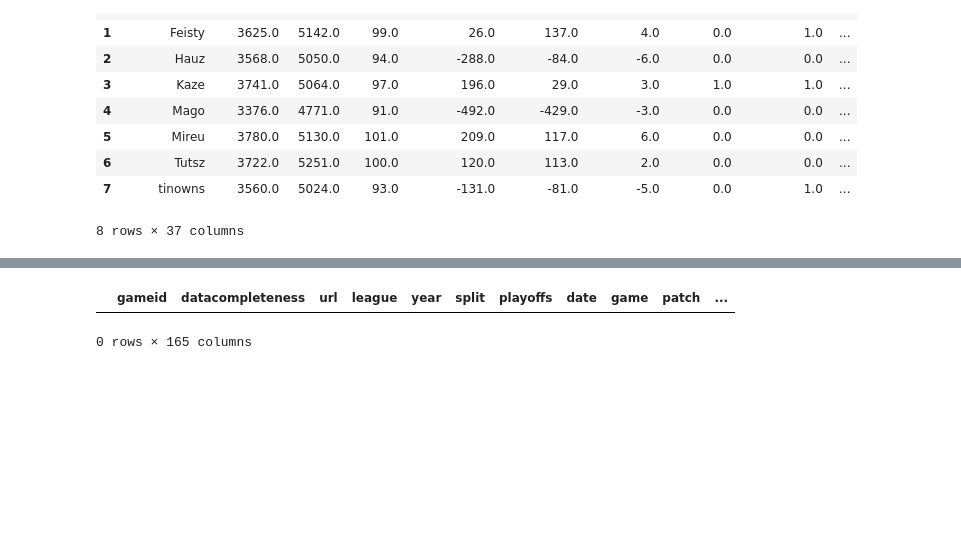
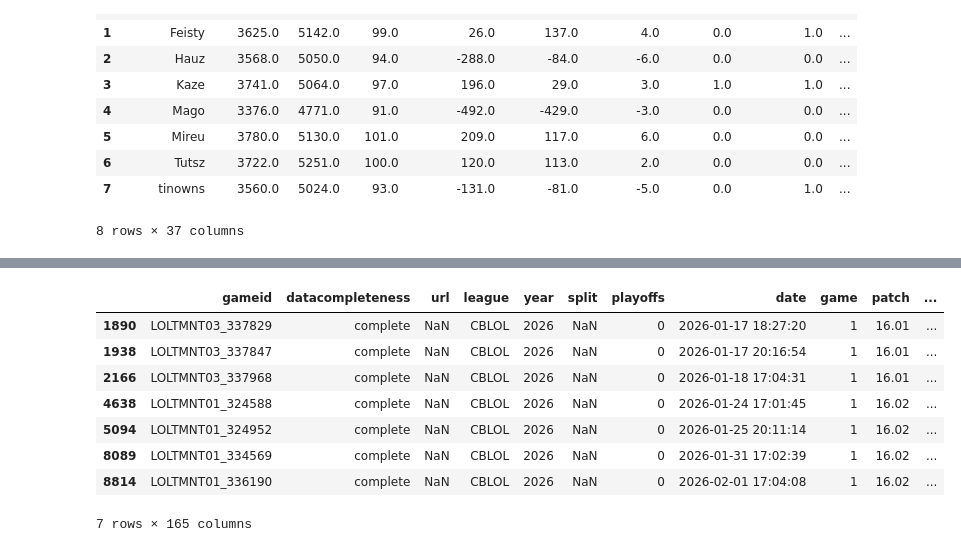
Before and after one commit to yagoandradelima/data-analysis-python, a Jupyter notebook: lol/codes/cblol_2026.ipynb, the cells around one changed output, grey strips where cells are left out. Drawn from its saved outputs; the diff is of its cells as text; code cells hidden in the pictures; blank space fills up the shorter version.

```diff
--- a/lol/codes/cblol_2026.ipynb
+++ b/lol/codes/cblol_2026.ipynb
@@ -246,5 +246,12 @@ plt.show()
 # %%
-cblol_data[cblol_data["playername"] == "tatu"]
+cblol_data[cblol_data["playername"] == "Tatu"]
 # %% [output]
 |  | gameid | datacompleteness | url | league | year | split | playoffs | date | game | patch | ... |
+| 1890 | LOLTMNT03_337829 | complete | NaN | CBLOL | 2026 | NaN | 0 | 2026-01-17 18:27:20 | 1 | 16.01 | ... |
+| 1938 | LOLTMNT03_337847 | complete | NaN | CBLOL | 2026 | NaN | 0 | 2026-01-17 20:16:54 | 1 | 16.01 | ... |
+| 2166 | LOLTMNT03_337968 | complete | NaN | CBLOL | 2026 | NaN | 0 | 2026-01-18 17:04:31 | 1 | 16.01 | ... |
+| 4638 | LOLTMNT01_324588 | complete | NaN | CBLOL | 2026 | NaN | 0 | 2026-01-24 17:01:45 | 1 | 16.02 | ... |
+| 5094 | LOLTMNT01_324952 | complete | NaN | CBLOL | 2026 | NaN | 0 | 2026-01-25 20:11:14 | 1 | 16.02 | ... |
+| 8089 | LOLTMNT01_334569 | complete | NaN | CBLOL | 2026 | NaN | 0 | 2026-01-31 17:02:39 | 1 | 16.02 | ... |
+| 8814 | LOLTMNT01_336190 | complete | NaN | CBLOL | 2026 | NaN | 0 | 2026-02-01 17:04:08 | 1 | 16.02 | ... |
-0 rows × 165 columns
+7 rows × 165 columns
```
Also changed, not shown: parts of 4 cells of this notebook, 1 other file.
